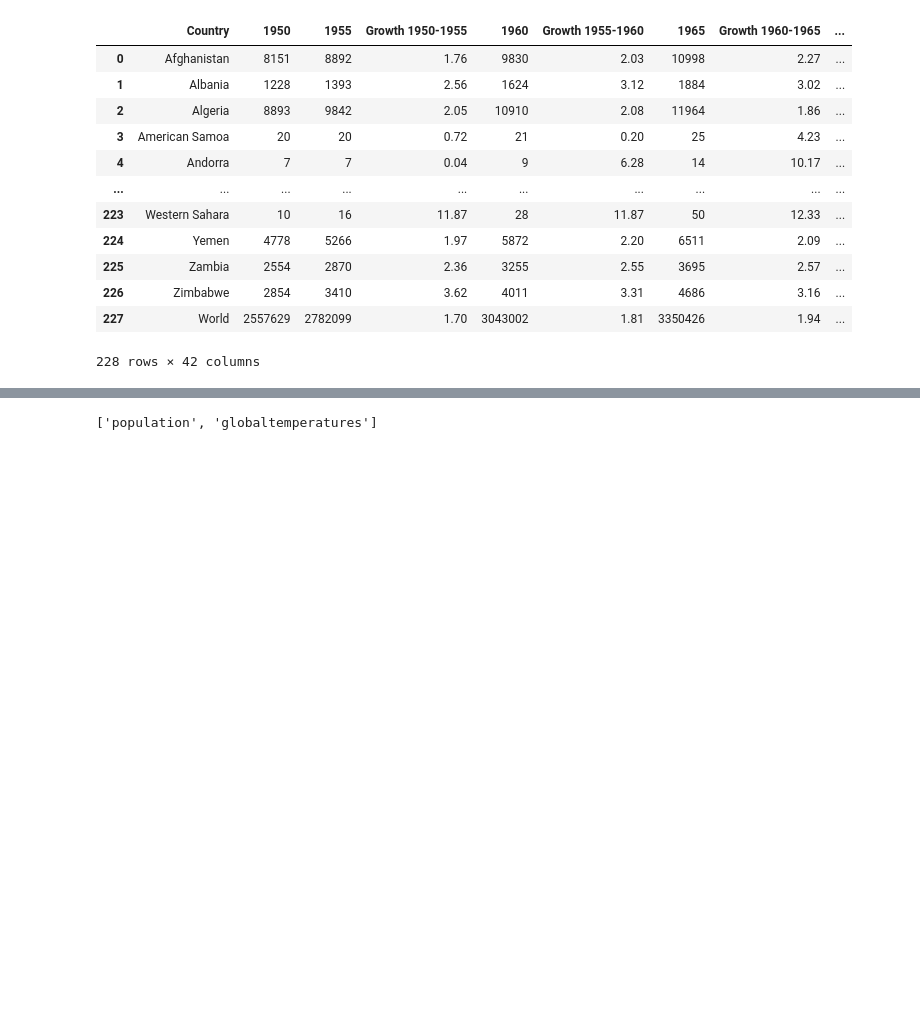
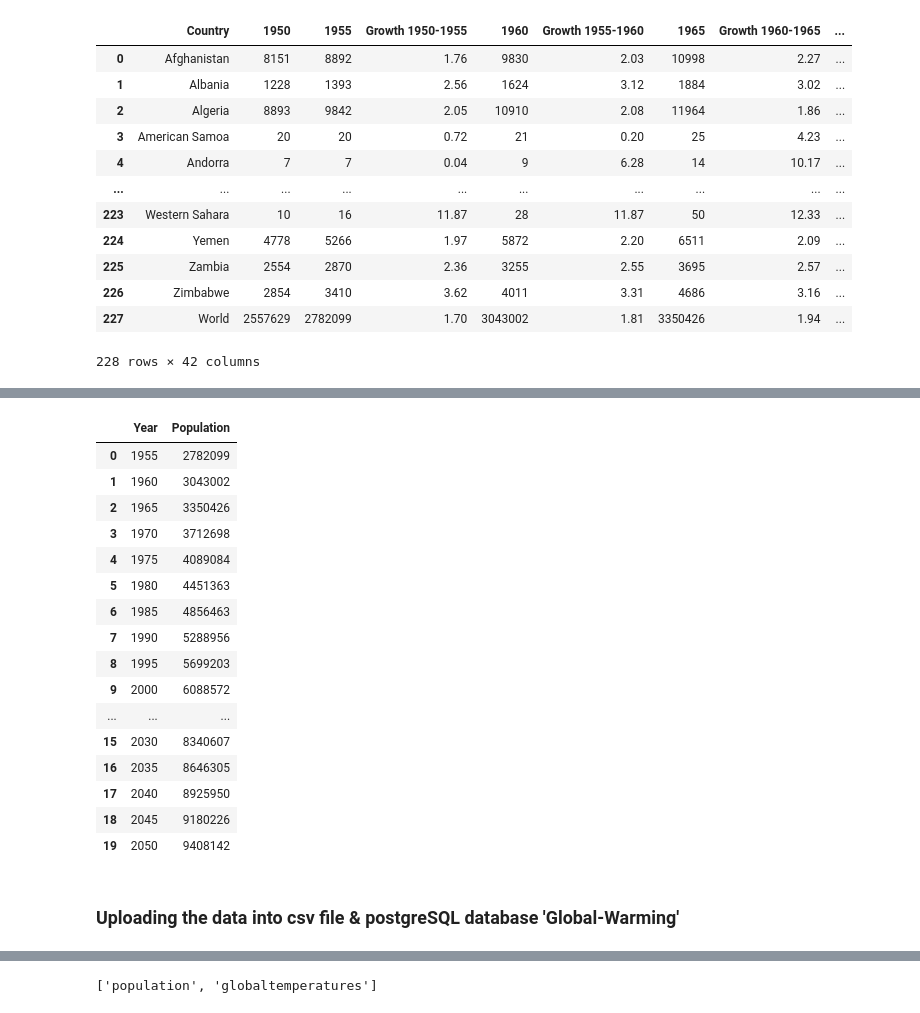
Before and after one commit to rsimeonoglou/project_2_climate_change, a Jupyter notebook: shilpa_files/Population-ETL/Population(1950-2050).ipynb, the cells around one changed output, grey strips where cells are left out. Cells and saved outputs as stored; diff of their text form; code cells hidden in the pictures; blank space fills up the shorter version.

```diff
--- a/shilpa_files/Population-ETL/Population(1950-2050).ipynb
+++ b/shilpa_files/Population-ETL/Population(1950-2050).ipynb
@@ -272,0 +286,24 @@ ValueError: Columns must be same length as key
+# %%
+plot_df = df1[['Year', 'Population']].loc[(df1["Country"] == 'World')]
+plot_df.reset_index(inplace = True, drop = True)
+plot_df
+# %% [output]
+|  | Year | Population |
+| 0 | 1955 | 2782099 |
+| 1 | 1960 | 3043002 |
+| 2 | 1965 | 3350426 |
+| 3 | 1970 | 3712698 |
+| 4 | 1975 | 4089084 |
+| 5 | 1980 | 4451363 |
+| 6 | 1985 | 4856463 |
+| 7 | 1990 | 5288956 |
+| 8 | 1995 | 5699203 |
+| 9 | 2000 | 6088572 |
+| ... | ... | ... |
+| 15 | 2030 | 8340607 |
+| 16 | 2035 | 8646305 |
+| 17 | 2040 | 8925950 |
+| 18 | 2045 | 9180226 |
+| 19 | 2050 | 9408142 |
+# %% [markdown]
+###  Uploading the data into csv file & postgreSQL database 'Global-Warming'
```
Also changed, not shown: parts of 12 cells of this notebook, 22 other files.
